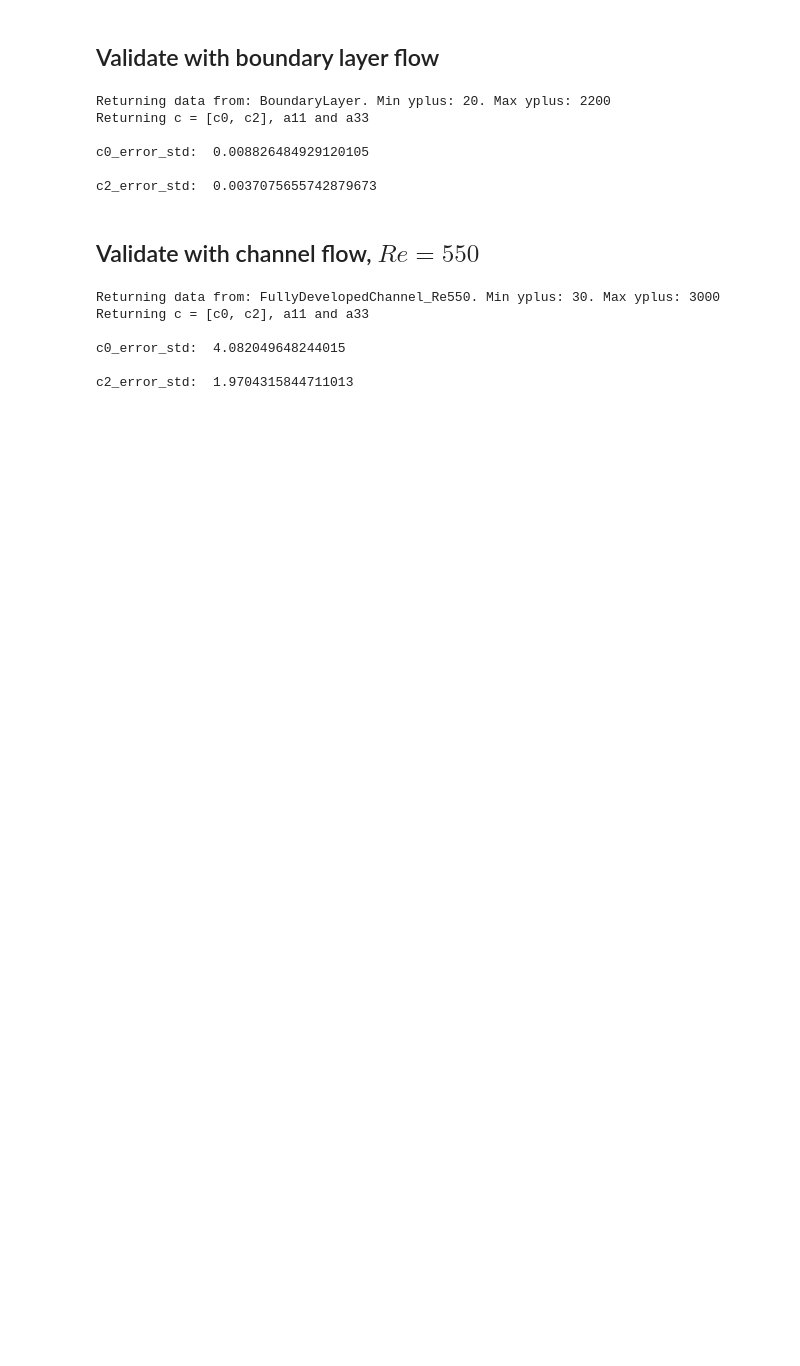
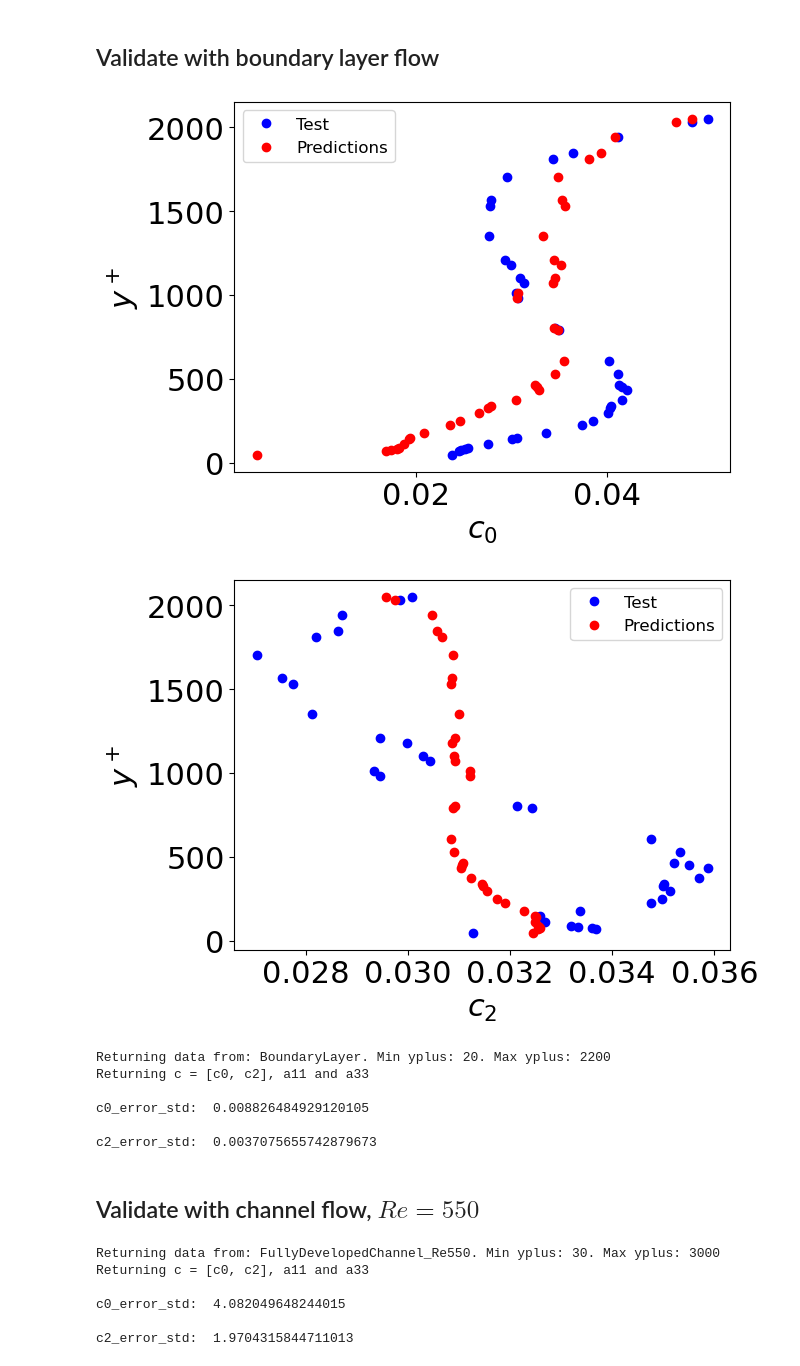
Before and after one commit to kne911/turbML, a Jupyter notebook: Scripts/Assignment1.ipynb, the cells around one changed output. Saved outputs shown, nothing was run; the diff lists cells and outputs as text; code cells hidden in the pictures; blank space fills up the shorter version.

Commit message:
Added some plotting

```diff
--- a/Scripts/Assignment1.ipynb
+++ b/Scripts/Assignment1.ipynb
@@ -112,7 +110,7 @@ random_state = randrange(100)
 indices = np.arange(len(X))
 
 # Set test size to 0 for now
-X_train, X_test, y_train, y_test, index_train, index_test = train_test_split(X, y, indices,test_size = 0.1 ,shuffle=True,random_state=42)
+X_train, X_test, y_train, y_test, index_train, index_test = train_test_split(X, y, indices,test_size = 0.2 ,shuffle=True,random_state=42)
 
 # convert the numpy arrays to PyTorch tensors with float32 data type
 X_train_tensor = torch.tensor(X_train, dtype=torch.float32)
@@ -201,14 +199,14 @@ def test_loop(dataloader, model, loss_fn):
 start_time = time.time()
 
 # Instantiate a neural network
-model = nn_turbML(100)
+model = nn_turbML(50)
 
 # Initialize the loss function
 loss_fn = nn.MSELoss()
 # Set up hyperparameters
 learning_rate = 1e-1
-max_epochs = 1000
-lambda_l1 = 0.01
+max_epochs = 10000
+lambda_l1 = 0
 prev_loss = float('inf')
 
 optimizer = torch.optim.SGD(model.parameters(), lr=learning_rate)
@@ -219,7 +217,7 @@ for epoch in range(max_epochs):
 
     # Print the loss every 10th epoch
     if (epoch + 1) % 10 == 0:
-        print(f"Epoch [{epoch+1}/{max_epochs}], Loss: {closure().item():.4f}")
+        print(f"Epoch [{epoch+1}/{max_epochs}], Loss: {closure().item():.10f}")
 
     loss_change = prev_loss - loss.item()
     prev_loss = loss.item()
@@ -265,5 +263,10 @@ c2_error_std:  0.0026967991078740033
 # %% [markdown]
 ## Validate with boundary layer flow
+# %%
+PlotData(yplus_DNS, uu_DNS, vv_DNS, ww_DNS, dudy_DNS, c_0_DNS , c_2_DNS, c0, c2, index_test, index_train, X_test)
+# %% [output]
+[figure, added]
+[figure, added]
 # %%
 y_DNS, yplus_DNS, u_DNS, uu_DNS, vv_DNS, ww_DNS, uv_DNS, k_DNS, eps_DNS, dudy_DNS = GetInputData('BoundaryLayer', minYplus, maxYplus)
 c, a11_DNS, a33_DNS = GetC0andC2(k_DNS, eps_DNS, dudy_DNS, uu_DNS, vv_DNS, ww_DNS)
```
Also changed, not shown: parts of 2 cells of this notebook, 1 other file.
